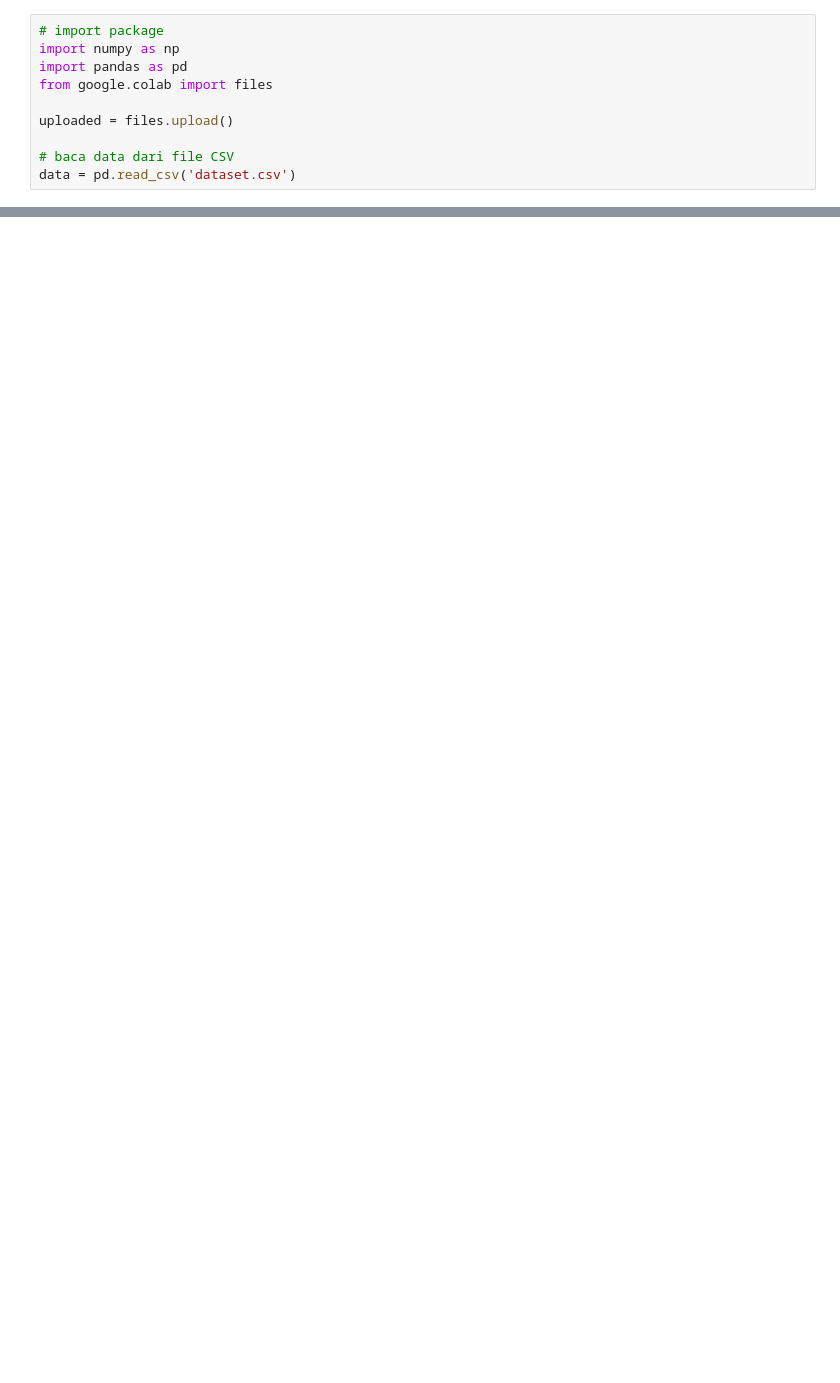
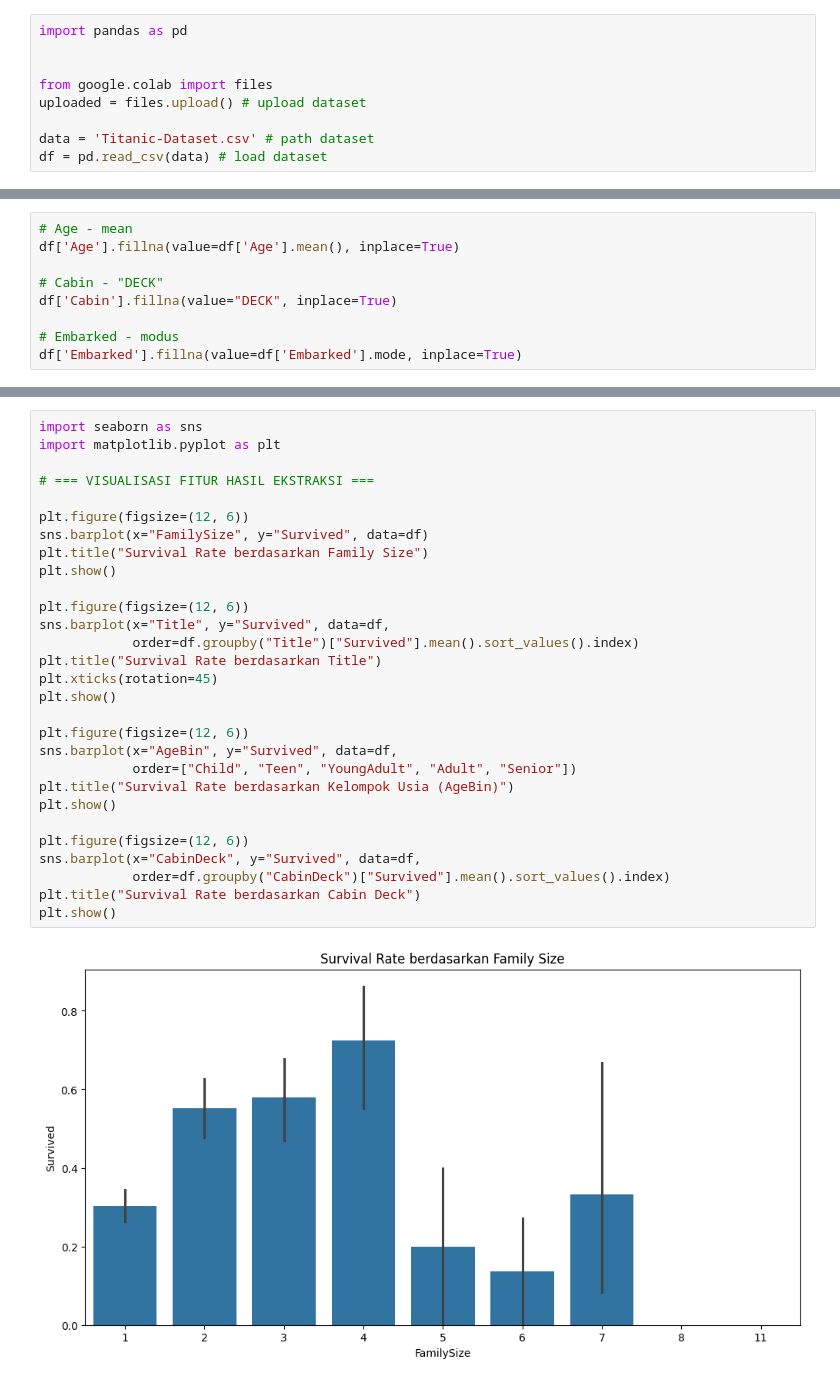
Before and after one commit to pusatalamsemestaa/Machine-Learning, a Jupyter notebook: JS3_P1.ipynb, the cells around one changed output, grey strips where cells are left out. Saved outputs shown, nothing was run; the diff lists cells and outputs as text; blank space fills up the shorter version.

```diff
--- a/JS3_P1.ipynb
+++ b/JS3_P1.ipynb
@@ -1,14 +1,13 @@
 # %% [markdown]
 <a href="https://colab.research.google.com/github/pusatalamsemestaa/Machine-Learning/blob/main/JS3_P1.ipynb" target="_parent"><img src="https://colab.research.google.com/assets/colab-badge.svg" alt="Open In Colab"/></a>
 # %%
-# import package
-import numpy as np
 import pandas as pd
+
+
 from google.colab import files
+uploaded = files.upload() # upload dataset
 
-uploaded = files.upload()
-
-# baca data dari file CSV
-data = pd.read_csv('dataset.csv')
+data = 'Titanic-Dataset.csv' # path dataset
+df = pd.read_csv(data) # load dataset
 # %% [output]
 [interactive output not drawn]
@@ -136,0 +63,9 @@ plt.show()
+# %%
+# Age - mean
+df['Age'].fillna(value=df['Age'].mean(), inplace=True)
+
+# Cabin - "DECK"
+df['Cabin'].fillna(value="DECK", inplace=True)
+
+# Embarked - modus
+df['Embarked'].fillna(value=df['Embarked'].mode, inplace=True)
@@ -136,0 +146,31 @@ plt.show()
+# %%
+import seaborn as sns
+import matplotlib.pyplot as plt
+
+# === VISUALISASI FITUR HASIL EKSTRAKSI ===
+
+plt.figure(figsize=(12, 6))
+sns.barplot(x="FamilySize", y="Survived", data=df)
+plt.title("Survival Rate berdasarkan Family Size")
+plt.show()
+
+plt.figure(figsize=(12, 6))
+sns.barplot(x="Title", y="Survived", data=df,
+            order=df.groupby("Title")["Survived"].mean().sort_values().index)
+plt.title("Survival Rate berdasarkan Title")
+plt.xticks(rotation=45)
+plt.show()
+
+plt.figure(figsize=(12, 6))
+sns.barplot(x="AgeBin", y="Survived", data=df,
+            order=["Child", "Teen", "YoungAdult", "Adult", "Senior"])
+plt.title("Survival Rate berdasarkan Kelompok Usia (AgeBin)")
+plt.show()
+
+plt.figure(figsize=(12, 6))
+sns.barplot(x="CabinDeck", y="Survived", data=df,
+            order=df.groupby("CabinDeck")["Survived"].mean().sort_values().index)
+plt.title("Survival Rate berdasarkan Cabin Deck")
+plt.show()
+# %% [output]
+[figure, added]
```
Also changed, not shown: parts of 15 cells of this notebook.
